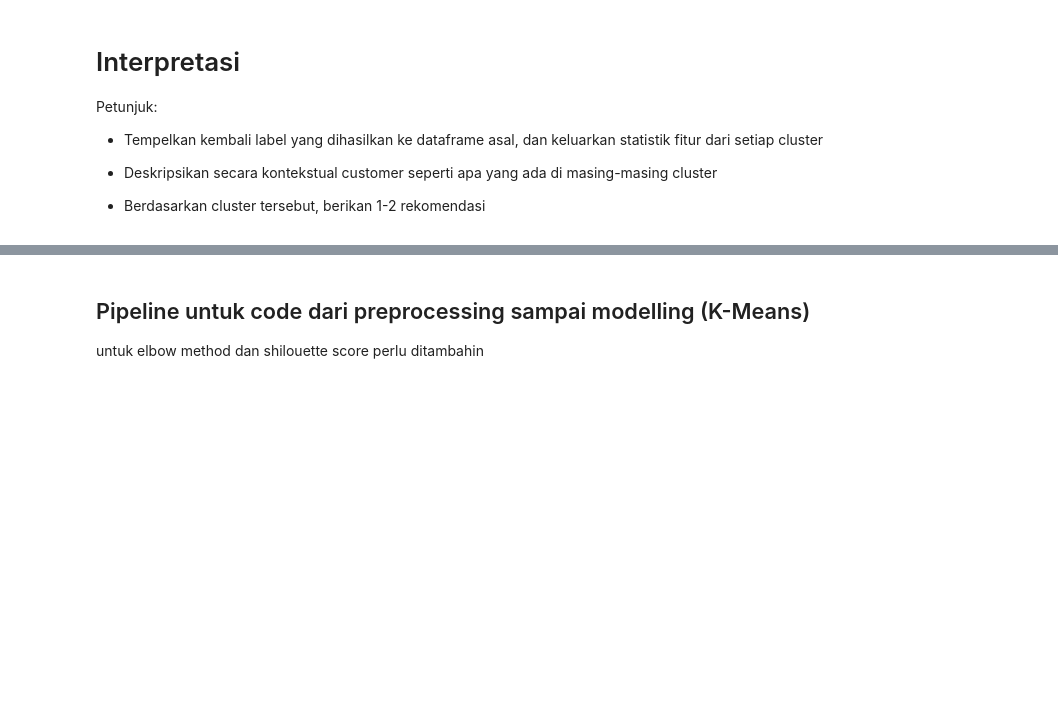
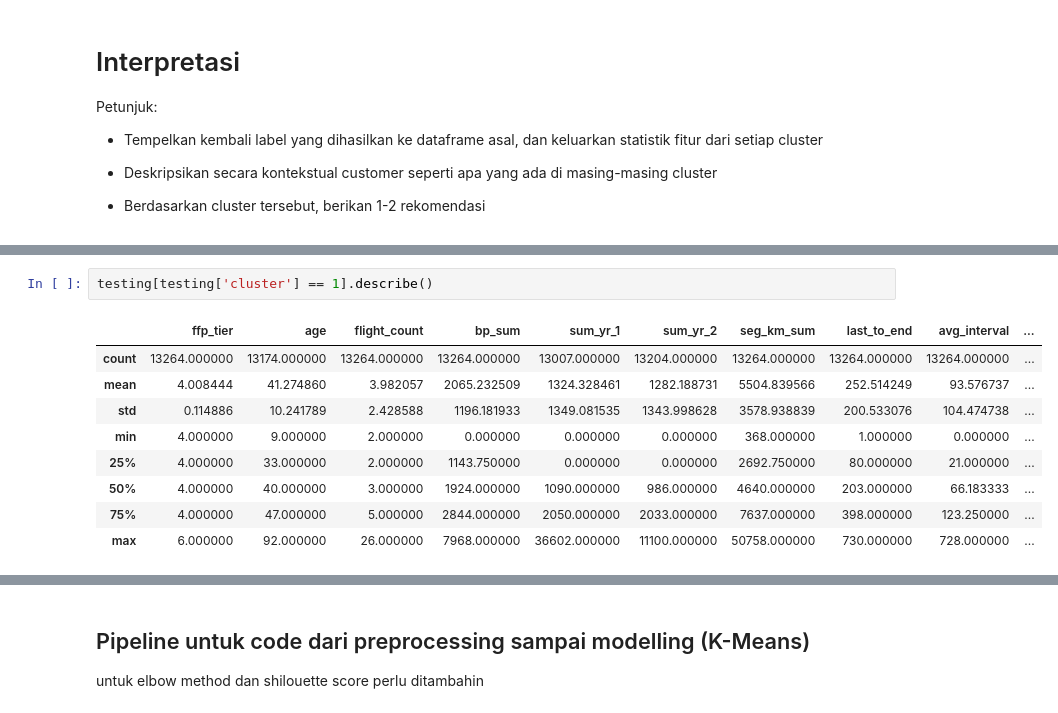
Before and after one commit to mezkymy/airline-cv-analysis, a Jupyter notebook: airline_cust_value_analysis.ipynb, the cells around one changed output, grey strips where cells are left out. Cells and saved outputs as stored; diff of their text form; blank space fills up the shorter version.

```diff
--- a/airline_cust_value_analysis.ipynb
+++ b/airline_cust_value_analysis.ipynb
@@ -685,0 +704,12 @@ cluster
+# %%
+testing[testing['cluster'] == 1].describe()
+# %% [output]
+|  | ffp_tier | age | flight_count | bp_sum | sum_yr_1 | sum_yr_2 | seg_km_sum | last_to_end | avg_interval | ... |
+| count | 13264.000000 | 13174.000000 | 13264.000000 | 13264.000000 | 13007.000000 | 13204.000000 | 13264.000000 | 13264.000000 | 13264.000000 | ... |
+| mean | 4.008444 | 41.274860 | 3.982057 | 2065.232509 | 1324.328461 | 1282.188731 | 5504.839566 | 252.514249 | 93.576737 | ... |
+| std | 0.114886 | 10.241789 | 2.428588 | 1196.181933 | 1349.081535 | 1343.998628 | 3578.938839 | 200.533076 | 104.474738 | ... |
+| min | 4.000000 | 9.000000 | 2.000000 | 0.000000 | 0.000000 | 0.000000 | 368.000000 | 1.000000 | 0.000000 | ... |
+| 25% | 4.000000 | 33.000000 | 2.000000 | 1143.750000 | 0.000000 | 0.000000 | 2692.750000 | 80.000000 | 21.000000 | ... |
+| 50% | 4.000000 | 40.000000 | 3.000000 | 1924.000000 | 1090.000000 | 986.000000 | 4640.000000 | 203.000000 | 66.183333 | ... |
+| 75% | 4.000000 | 47.000000 | 5.000000 | 2844.000000 | 2050.000000 | 2033.000000 | 7637.000000 | 398.000000 | 123.250000 | ... |
+| max | 6.000000 | 92.000000 | 26.000000 | 7968.000000 | 36602.000000 | 11100.000000 | 50758.000000 | 730.000000 | 728.000000 | ... |
```
Also changed, not shown: parts of 6 cells of this notebook.
